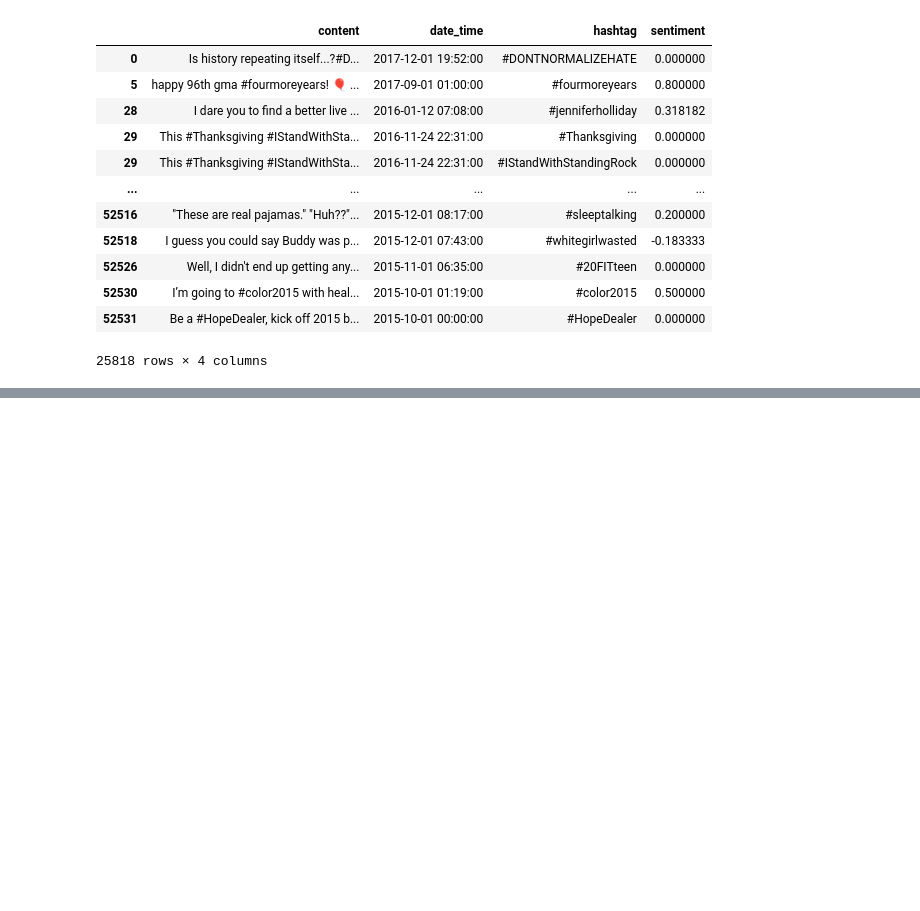
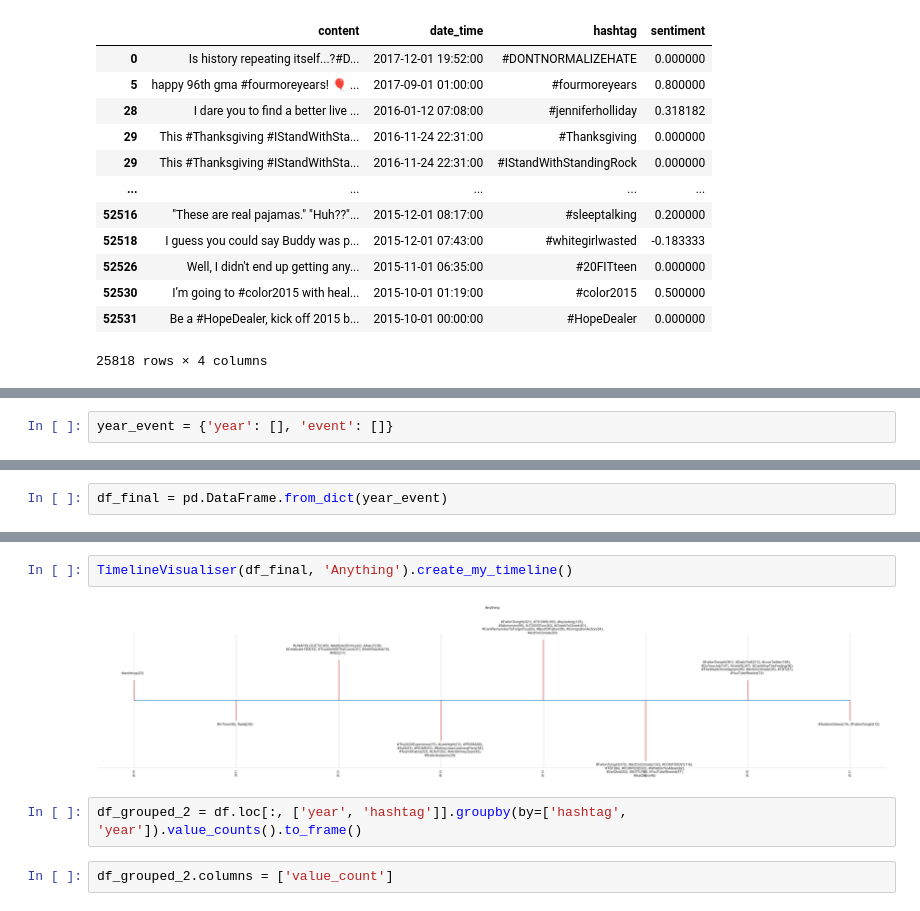
Before and after one commit to gakshat14/hist_time, a Jupyter notebook: notebooks/tweet_parser.ipynb, the cells around one changed output, grey strips where cells are left out. Drawn from its saved outputs; the diff is of its cells as text; blank space fills up the shorter version.

```diff
--- a/notebooks/tweet_parser.ipynb
+++ b/notebooks/tweet_parser.ipynb
@@ -171,0 +369,2 @@ df
+# %%
+year_event = {'year': [], 'event': []}
@@ -171,0 +404,2 @@ df
+# %%
+df_final = pd.DataFrame.from_dict(year_event)
@@ -171,0 +418,8 @@ df
+# %%
+TimelineVisualiser(df_final, 'Anything').create_my_timeline()
+# %% [output]
+[figure, added]
+# %%
+df_grouped_2 = df.loc[:, ['year', 'hashtag']].groupby(by=['hashtag', 'year']).value_counts().to_frame()
+# %%
+df_grouped_2.columns = ['value_count']
```
Also changed, not shown: parts of 60 cells of this notebook, 6 other files.
